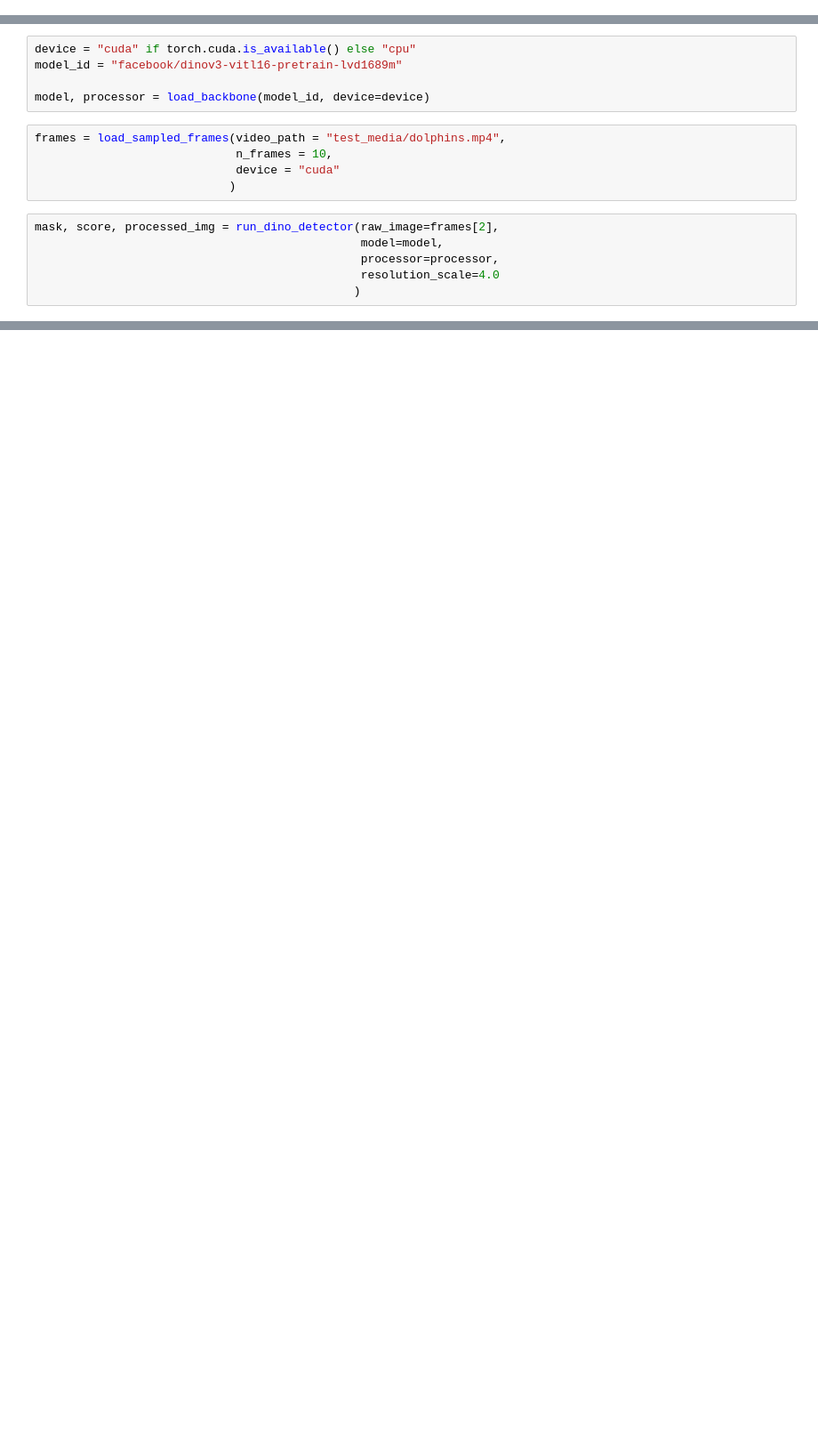
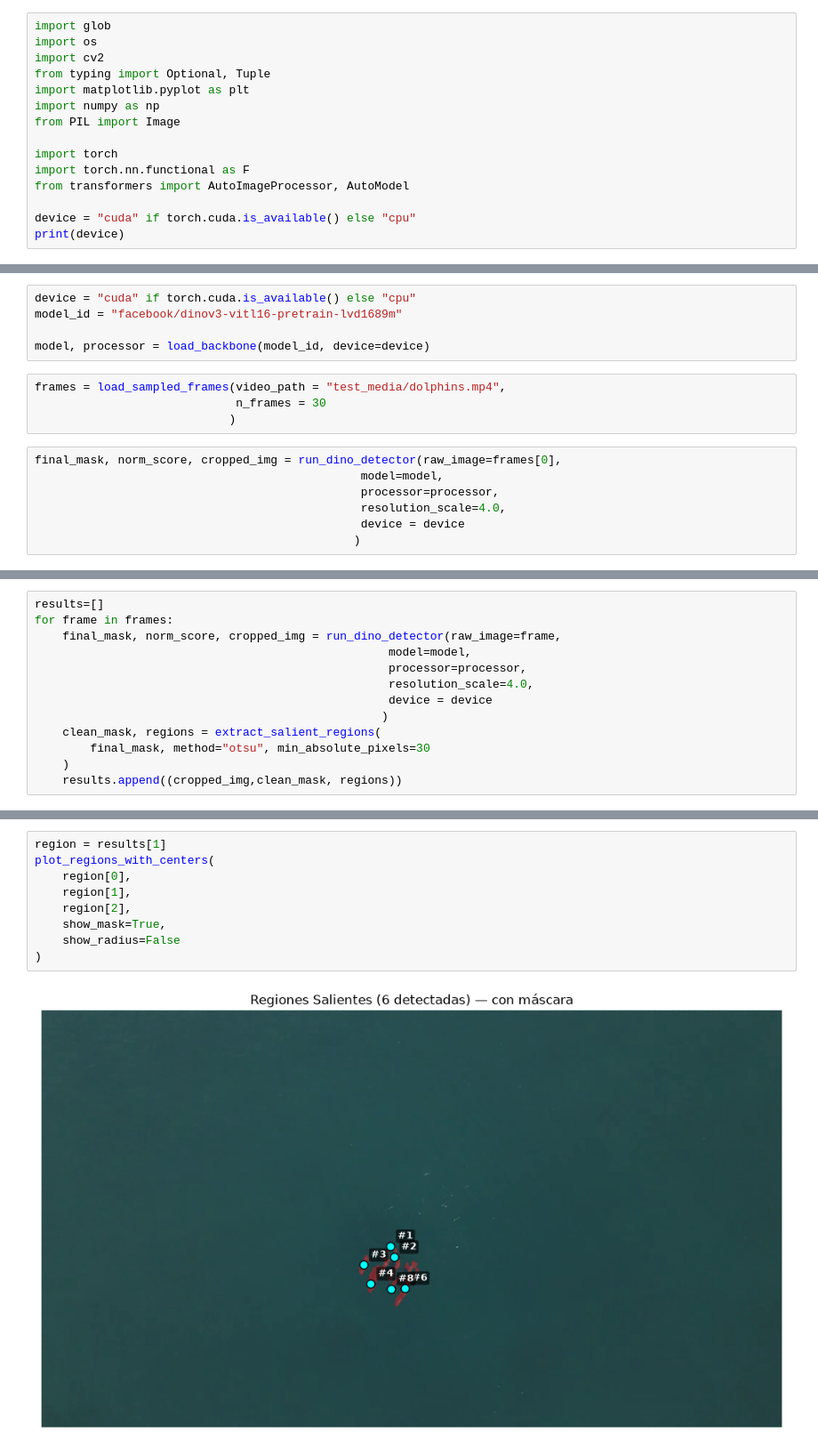
Before and after one commit to gllrmoliva/fish-segmentation, a Jupyter notebook: examples/dinov3-pipeline.ipynb, the cells around one changed output, grey strips where cells are left out. Shown at 89% size. Saved outputs shown, nothing was run; the diff lists cells and outputs as text; blank space fills up the shorter version.

```diff
--- a/examples/dinov3-pipeline.ipynb
+++ b/examples/dinov3-pipeline.ipynb
@@ -3,3 +3,18 @@ from dotenv import load_dotenv
 load_dotenv()
 # %% [output]
 True
+# %%
+import glob
+import os
+import cv2
+from typing import Optional, Tuple
+import matplotlib.pyplot as plt
+import numpy as np
+from PIL import Image
+
+import torch
+import torch.nn.functional as F
+from transformers import AutoImageProcessor, AutoModel
+
+device = "cuda" if torch.cuda.is_available() else "cpu"
+print(device)
@@ -280,12 +475,12 @@ model_id = "facebook/dinov3-vitl16-pretrain-lvd1689m"
 model, processor = load_backbone(model_id, device=device)
 # %%
 frames = load_sampled_frames(video_path = "test_media/dolphins.mp4",
-                             n_frames = 10,
-                             device = "cuda"
+                             n_frames = 30
                             )
 # %%
-mask, score, processed_img = run_dino_detector(raw_image=frames[2],
+final_mask, norm_score, cropped_img = run_dino_detector(raw_image=frames[0],
                                                model=model,
                                                processor=processor,
-                                               resolution_scale=4.0
+                                               resolution_scale=4.0,
+                                               device = device
                                               )
@@ -298,0 +500,13 @@ plot_detection_results(image = processed_img,
+# %%
+results=[]
+for frame in frames:
+    final_mask, norm_score, cropped_img = run_dino_detector(raw_image=frame,
+                                                   model=model,
+                                                   processor=processor,
+                                                   resolution_scale=4.0,
+                                                   device = device
+                                                  )
+    clean_mask, regions = extract_salient_regions(
+        final_mask, method="otsu", min_absolute_pixels=30
+    )
+    results.append((cropped_img,clean_mask, regions))
@@ -298,0 +517,11 @@ plot_detection_results(image = processed_img,
+# %%
+region = results[1]
+plot_regions_with_centers(
+    region[0],
+    region[1],
+    region[2],
+    show_mask=True,
+    show_radius=False
+)
+# %% [output]
+[figure, added]
```
Also changed, not shown: parts of 11 cells of this notebook.
